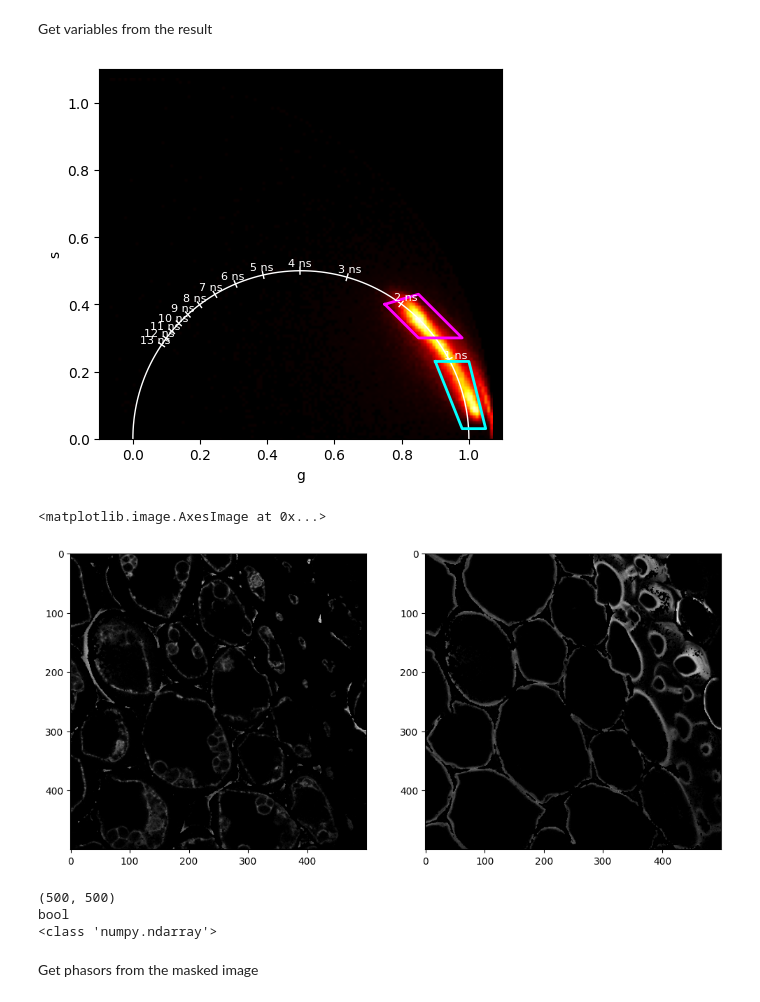
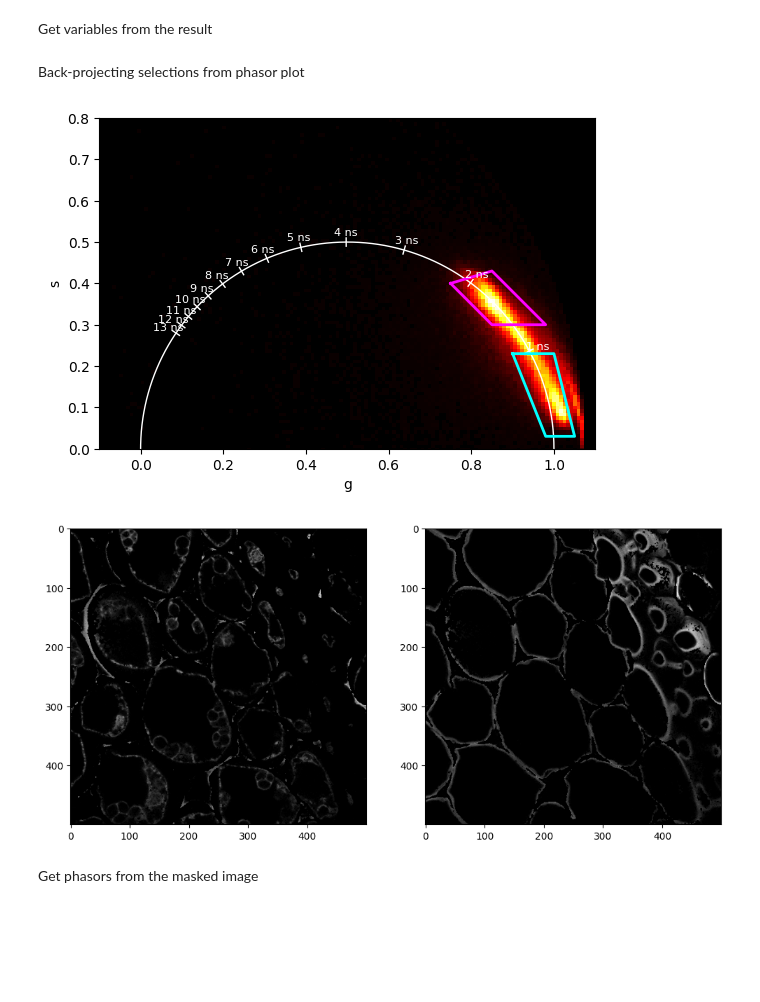
Before and after one commit to IMCF-Biocev/FLOPA, a Jupyter notebook: notebooks/masking_flim_from_phasor.ipynb, the cells around one changed output. Saved outputs shown, nothing was run; the diff lists cells and outputs as text; code cells hidden in the pictures; blank space fills up the shorter version.

Commit message:
Smoothing and aggregating of image fields

```diff
--- a/notebooks/masking_flim_from_phasor.ipynb
+++ b/notebooks/masking_flim_from_phasor.ipynb
@@ -1,14 +1,14 @@
 # %% [markdown]
 Read data and reconstruct image
 # %%
-from ptuio.reader import TTTRReader
-from ptuio.utils import estimate_tcspc_bins
-from ptuio.decoder import T3OverflowCorrector
-from ptuio.reconstructor import ScanConfig, ImageReconstructor
+from flopa.io.ptuio.reader import TTTRReader
+from flopa.io.ptuio.utils import estimate_tcspc_bins
+from flopa.io.ptuio.decoder import T3OverflowCorrector
+from flopa.io.ptuio.reconstructor import ScanConfig, ImageReconstructor
 
 import numpy as np
 
-reader = TTTRReader("../test/data/MultiHarp150_2025-06-18_16-34-21.822_f1_ch1_accu4_px500.ptu")
+reader = TTTRReader("../tests/data/Infinity/MultiHarp150_2025-06-18_16-34-21.822_f1_ch1_accu4_px500.ptu")
 cfg = ScanConfig(
     frames= 1,
     lines=500,
@@ -49,18 +48,18 @@ Reconstruction finished.
 # %% [markdown]
 Get variables from the result
 # %%
-count = result.photon_count.transpose("frame","sequence","channel","line","pixel")
-lifetime = result.mean_arrival_time.transpose("frame","sequence","channel","line","pixel")
-g = result.phasor_g.transpose("frame","sequence","channel","line","pixel")
-s = result.phasor_s.transpose("frame","sequence","channel","line","pixel")
+count = result.photon_count
+lifetime = result.mean_arrival_time
+g = result.phasor_g
+s = result.phasor_s
 decay = result.tcspc_histogram
 
 # Slice
-count = count.isel(frame=0,sequence=0,channel=0)
-lifetime = lifetime.isel(frame=0,sequence=0,channel=0)
-g = g.isel(frame=0,sequence=0,channel=0)
-s = s.isel(frame=0,sequence=0,channel=0)
-decay = decay.isel(frame=0,channel=0)
+count = count.isel(frame=0,sequence=0,detector=0)
+lifetime = lifetime.isel(frame=0,sequence=0,detector=0)
+g = g.isel(frame=0,sequence=0,detector=0)
+s = s.isel(frame=0,sequence=0,detector=0)
+decay = decay.isel(frame=0,detector=0)
 
 # Convert to numpy
 count = np.array(count,dtype=int)
@@ -68,9 +67,11 @@ lifetime = np.array(lifetime * tcspc_resolution, dtype = float)
 g = np.array(g,dtype=float)
 s = np.array(s,dtype=float)
 phasor = (g + 1j * s).astype(complex)
+# %% [markdown]
+Back-projecting selections from phasor plot
 # %%
 import numpy as np
-from ptuio.utils import smooth_phasor, draw_unitary_circle
+from flopa.io.ptuio.utils import smooth_weighted, draw_unitary_circle
 import matplotlib.pyplot as plt
 
 # Calibration: see phasor_calibration.ipynb notebook
@@ -78,13 +79,15 @@ calibration_factor = 1.0087915993575935-0.3623240433091721j
 
 phasor_calibrated = phasor * calibration_factor
 
-phasor_calibrated_smoothed = smooth_phasor(phasor_calibrated,count)
-
-valid = valid = np.isfinite(phasor) & (count > 0)
+phasor_g_calibrated_smoothed, _ = smooth_weighted(phasor_calibrated.real,count,size = 3)
+phasor_s_calibrated_smoothed, _ = smooth_weighted(phasor_calibrated.imag,count, size = 3)
 
 
-g_calibrated_smooth_valid = phasor_calibrated_smoothed[valid].real
-s_calibrated_smooth_valid = phasor_calibrated_smoothed[valid].imag
+valid = np.isfinite(phasor) & (count > 0)
+
+
+g_calibrated_smooth_valid = phasor_g_calibrated_smoothed[valid]
+s_calibrated_smooth_valid = phasor_s_calibrated_smoothed[valid]
 
 
 H, xedges, yedges = np.histogram2d(g_calibrated_smooth_valid, s_calibrated_smooth_valid, bins=250)
@@ -108,34 +111,34 @@ phasor_roi_1 = np.array([
     [0.9, 0.23],
     [1.0, 0.23],
     [1.05, 0.03],
     [0.98, 0.03]
 ])
 
 
 x, y = phasor_roi_1.T
 ax.plot(np.append(x, x[0]),          # close the loop
         np.append(y, y[0]),
         color='cyan', linewidth=2)
 
 phasor_roi_2 = np.array([
     [0.75, 0.4],
     [0.85, 0.43],
     [0.98, 0.3],
     [0.85, 0.3]
 ])
 
 
 x, y = phasor_roi_2.T
 ax.plot(np.append(x, x[0]),          # close the loop
         np.append(y, y[0]),
         color='magenta', linewidth=2)
 
 
 ax.set_facecolor("black")
 # plt.colorbar(im, ax=ax)
 plt.show()
 # %% [output]
-[figure, old version]
+[figure, new version]
 # %%
 from matplotlib.path import Path
 
@@ -143,7 +146,7 @@ roi_path_1 = Path(phasor_roi_1)
 roi_path_2 = Path(phasor_roi_2)
 
 # Stack g and s into pixel coordinate pairs
-gs_coords = np.stack((phasor_calibrated_smoothed.real.ravel(), phasor_calibrated_smoothed.imag.ravel()), axis=-1)
+gs_coords = np.stack((phasor_g_calibrated_smoothed.ravel(), phasor_s_calibrated_smoothed.ravel()), axis=-1)
 
 
 # Check which coordinates fall inside the ROI
@@ -159,17 +162,9 @@ masked_img_2[phasor_pixel_mask_2] = count[phasor_pixel_mask_2]
 fig, ax = plt.subplots(1,2,figsize=(12,6))
 ax[0].imshow(masked_img_1,cmap='gray')
 ax[1].imshow(masked_img_2,cmap='gray')
+plt.show()
 # %% [output]
-<matplotlib.image.AxesImage at 0x...>
 [figure]
-# %%
-print(phasor_pixel_mask_1.shape)
-print(phasor_pixel_mask_1.dtype)
-print(phasor_pixel_mask_1.__class__)
-# %% [output]
-(500, 500)
-bool
-<class 'numpy.ndarray'>
 # %% [markdown]
 Get phasors from the masked image
 # %%
```
Also changed, not shown: parts of 3 cells of this notebook, 7 other files.
